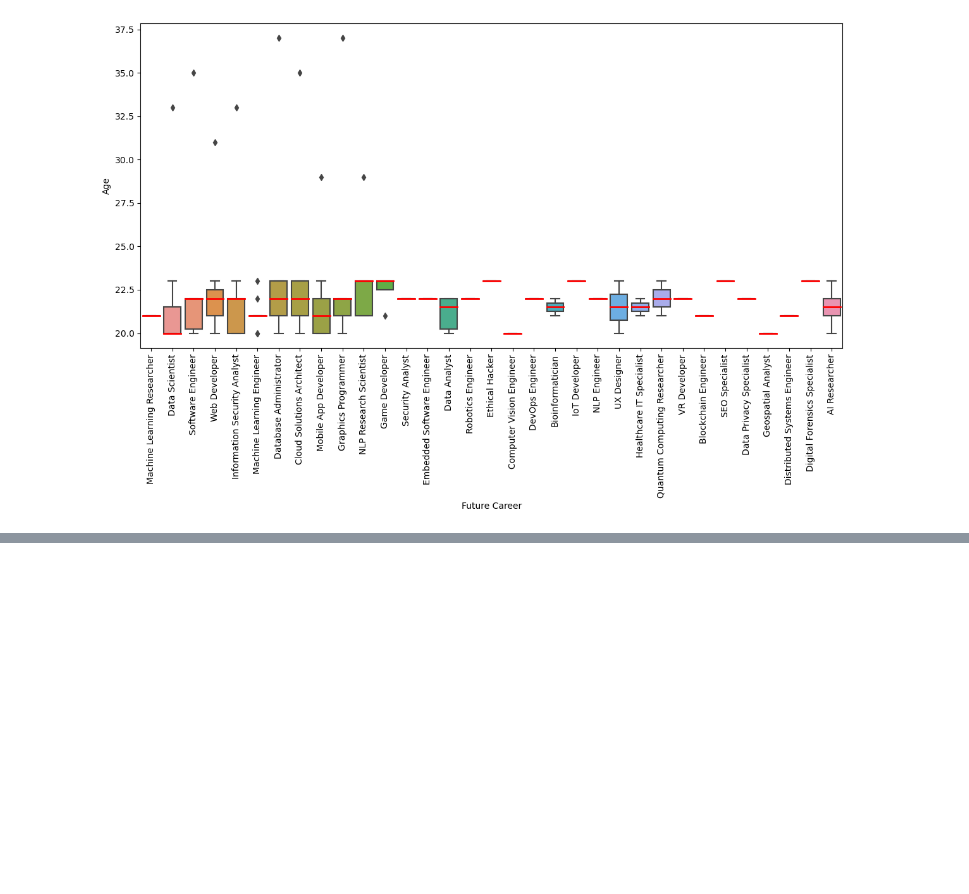
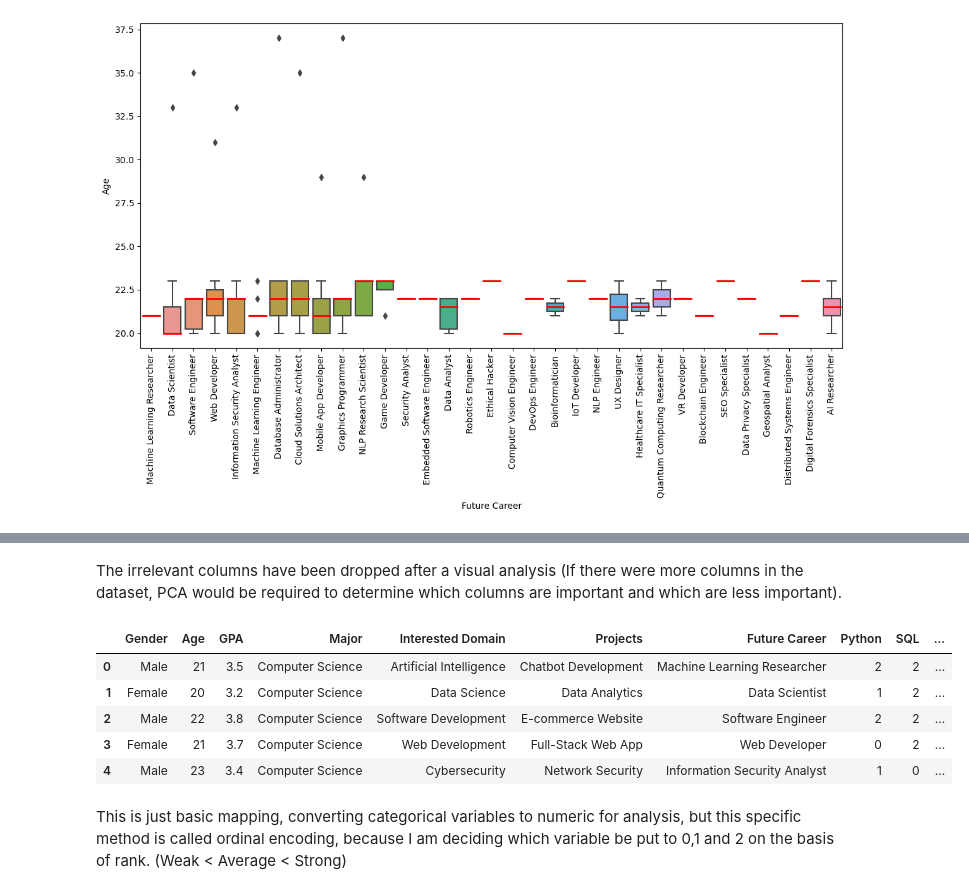
Before and after one commit to pegasus991/career-counsellor-ml, a Jupyter notebook: notebooks/EDA.ipynb, the cells around one changed output, grey strips where cells are left out. Cells and saved outputs as stored; diff of their text form; code cells hidden in the pictures; blank space fills up the shorter version.

Commit message:
Implemented ordinal encoding

```diff
--- a/notebooks/EDA.ipynb
+++ b/notebooks/EDA.ipynb
@@ -369,0 +371,20 @@ df.head()
+# %% [markdown]
+The irrelevant columns have been dropped after a visual analysis (If there were more columns in the dataset, PCA would be required to determine which columns are important and which are less important).
+# %%
+#Feature Engineering
+#Part1 - Ordinal encoding for all the skill columns (Python, SQL, Java)
+skill_map = {"Weak":0, "Average":1, "Strong":2}
+df['Python'] = df['Python'].map(skill_map)
+df['SQL'] = df['SQL'].map(skill_map)
+df['Java'] = df['Java'].map(skill_map)
+
+df.head()
+# %% [output]
+|  | Gender | Age | GPA | Major | Interested Domain | Projects | Future Career | Python | SQL | ... |
+| 0 | Male | 21 | 3.5 | Computer Science | Artificial Intelligence | Chatbot Development | Machine Learning Researcher | 2 | 2 | ... |
+| 1 | Female | 20 | 3.2 | Computer Science | Data Science | Data Analytics | Data Scientist | 1 | 2 | ... |
+| 2 | Male | 22 | 3.8 | Computer Science | Software Development | E-commerce Website | Software Engineer | 2 | 2 | ... |
+| 3 | Female | 21 | 3.7 | Computer Science | Web Development | Full-Stack Web App | Web Developer | 0 | 2 | ... |
+| 4 | Male | 23 | 3.4 | Computer Science | Cybersecurity | Network Security | Information Security Analyst | 1 | 0 | ... |
+# %% [markdown]
+This is just basic mapping, converting categorical variables to numeric for analysis, but this specific method is called ordinal encoding, because I am deciding which variable be put to 0,1 and 2 on the basis of rank. (Weak < Average < Strong)
```
Also changed, not shown: parts of 19 cells of this notebook.
